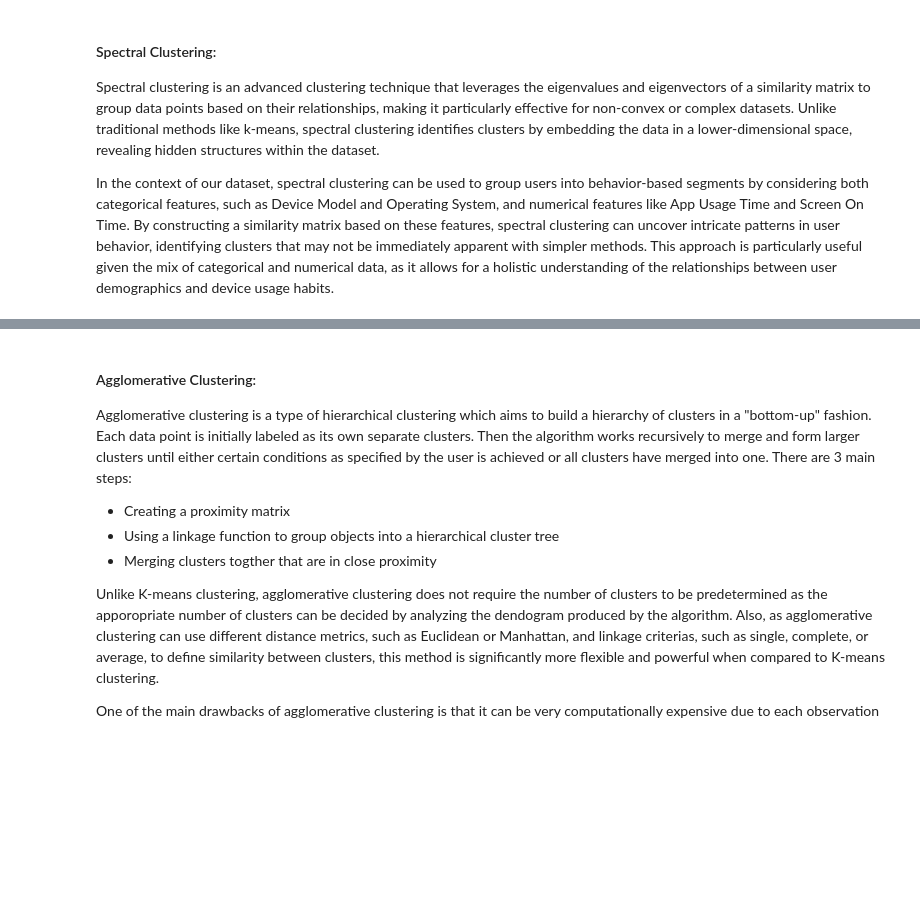
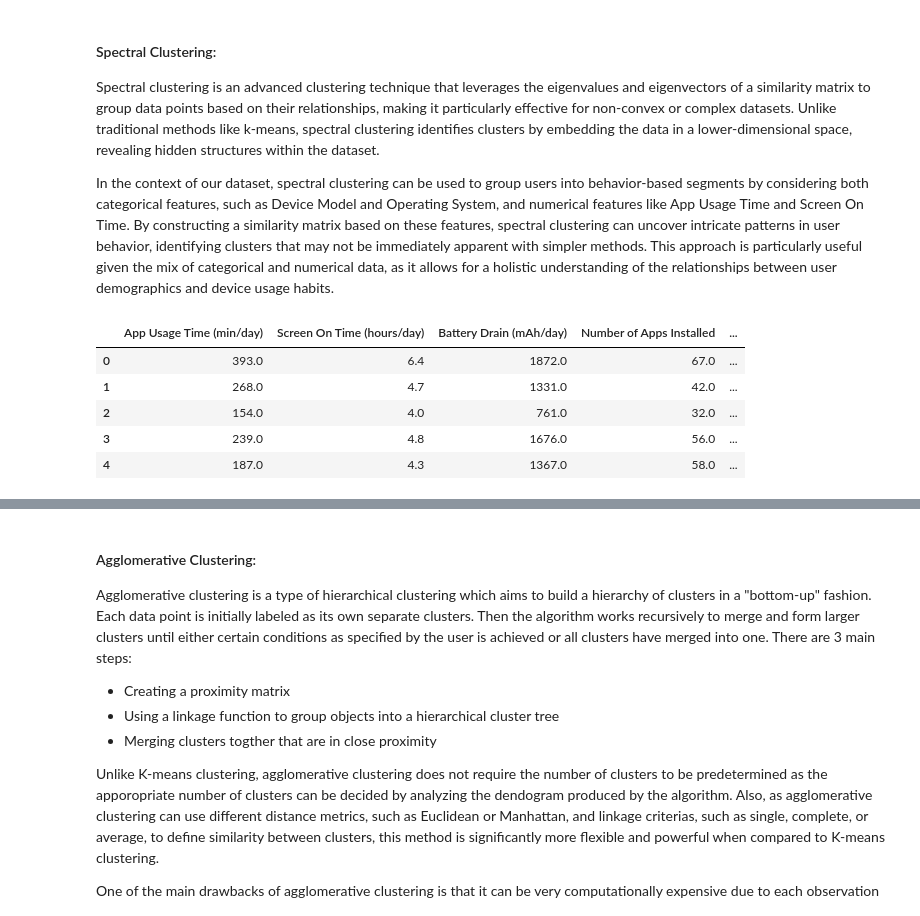
Before and after one commit to Capstone-24-25/Vignette-Clustering-Methods, a Jupyter notebook: results/primary-vignette.ipynb, the cells around one changed output, grey strips where cells are left out. Saved outputs shown, nothing was run; the diff lists cells and outputs as text; code cells hidden in the pictures; blank space fills up the shorter version.

```diff
--- a/results/primary-vignette.ipynb
+++ b/results/primary-vignette.ipynb
@@ -104,0 +113,14 @@ In the context of our dataset, spectral clustering can be used to group users in
+# %%
+data = '../data/transformed_user_behavior_dataset.csv'
+
+# perform spectral clustering
+df_with_clusters = spectral_script.perform_spectral_clustering(data)
+
+df_with_clusters.head()
+# %% [output]
+|  | App Usage Time (min/day) | Screen On Time (hours/day) | Battery Drain (mAh/day) | Number of Apps Installed | ... |
+| 0 | 393.0 | 6.4 | 1872.0 | 67.0 | ... |
+| 1 | 268.0 | 4.7 | 1331.0 | 42.0 | ... |
+| 2 | 154.0 | 4.0 | 761.0 | 32.0 | ... |
+| 3 | 239.0 | 4.8 | 1676.0 | 56.0 | ... |
+| 4 | 187.0 | 4.3 | 1367.0 | 58.0 | ... |
```
Also changed, not shown: parts of 3 cells of this notebook.
